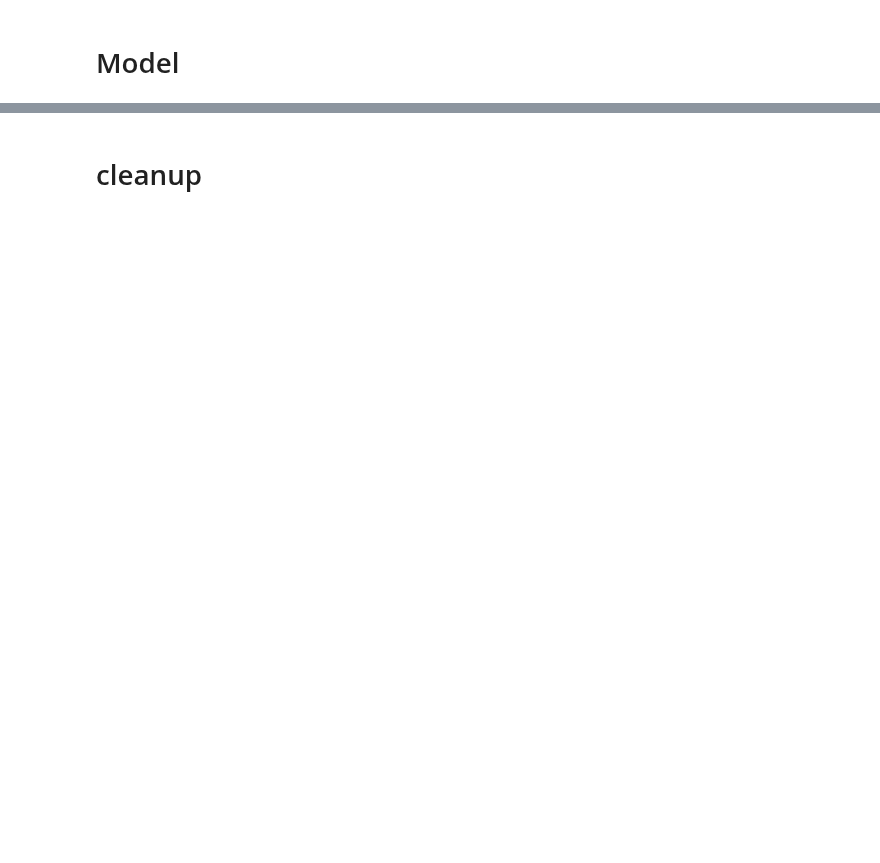
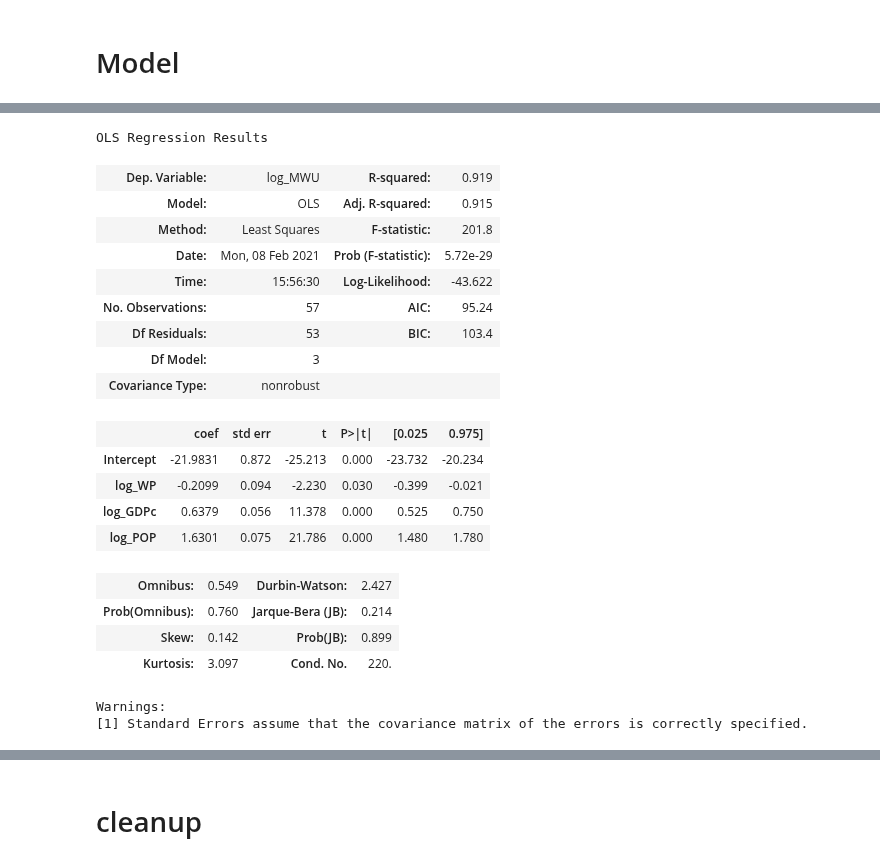
Before and after one commit to simonzabrocki/GraphModels, a Jupyter notebook: watermodel_development.ipynb, the cells around one changed output, grey strips where cells are left out. Drawn from its saved outputs; the diff is of its cells as text; code cells hidden in the pictures; blank space fills up the shorter version.

```diff
--- a/watermodel_development.ipynb
+++ b/watermodel_development.ipynb
@@ -127,0 +275,24 @@ X['KC'].loc['MEX'] #* 1e9
+# %%
+res.summary()
+# %% [output]
+OLS Regression Results
+| Dep. Variable: | log_MWU | R-squared: | 0.919 |
+| Model: | OLS | Adj. R-squared: | 0.915 |
+| Method: | Least Squares | F-statistic: | 201.8 |
+| Date: | Mon, 08 Feb 2021 | Prob (F-statistic): | 5.72e-29 |
+| Time: | 15:56:30 | Log-Likelihood: | -43.622 |
+| No. Observations: | 57 | AIC: | 95.24 |
+| Df Residuals: | 53 | BIC: | 103.4 |
+| Df Model: | 3 |  |  |
+| Covariance Type: | nonrobust |  |  |
+|  | coef | std err | t | P>|t| | [0.025 | 0.975] |
+| Intercept | -21.9831 | 0.872 | -25.213 | 0.000 | -23.732 | -20.234 |
+| log_WP | -0.2099 | 0.094 | -2.230 | 0.030 | -0.399 | -0.021 |
+| log_GDPc | 0.6379 | 0.056 | 11.378 | 0.000 | 0.525 | 0.750 |
+| log_POP | 1.6301 | 0.075 | 21.786 | 0.000 | 1.480 | 1.780 |
+| Omnibus: | 0.549 | Durbin-Watson: | 2.427 |
+| Prob(Omnibus): | 0.760 | Jarque-Bera (JB): | 0.214 |
+| Skew: | 0.142 | Prob(JB): | 0.899 |
+| Kurtosis: | 3.097 | Cond. No. | 220. |
+Warnings:
+[1] Standard Errors assume that the covariance matrix of the errors is correctly specified.
```
Also changed, not shown: parts of 57 cells of this notebook, 5 other files.
